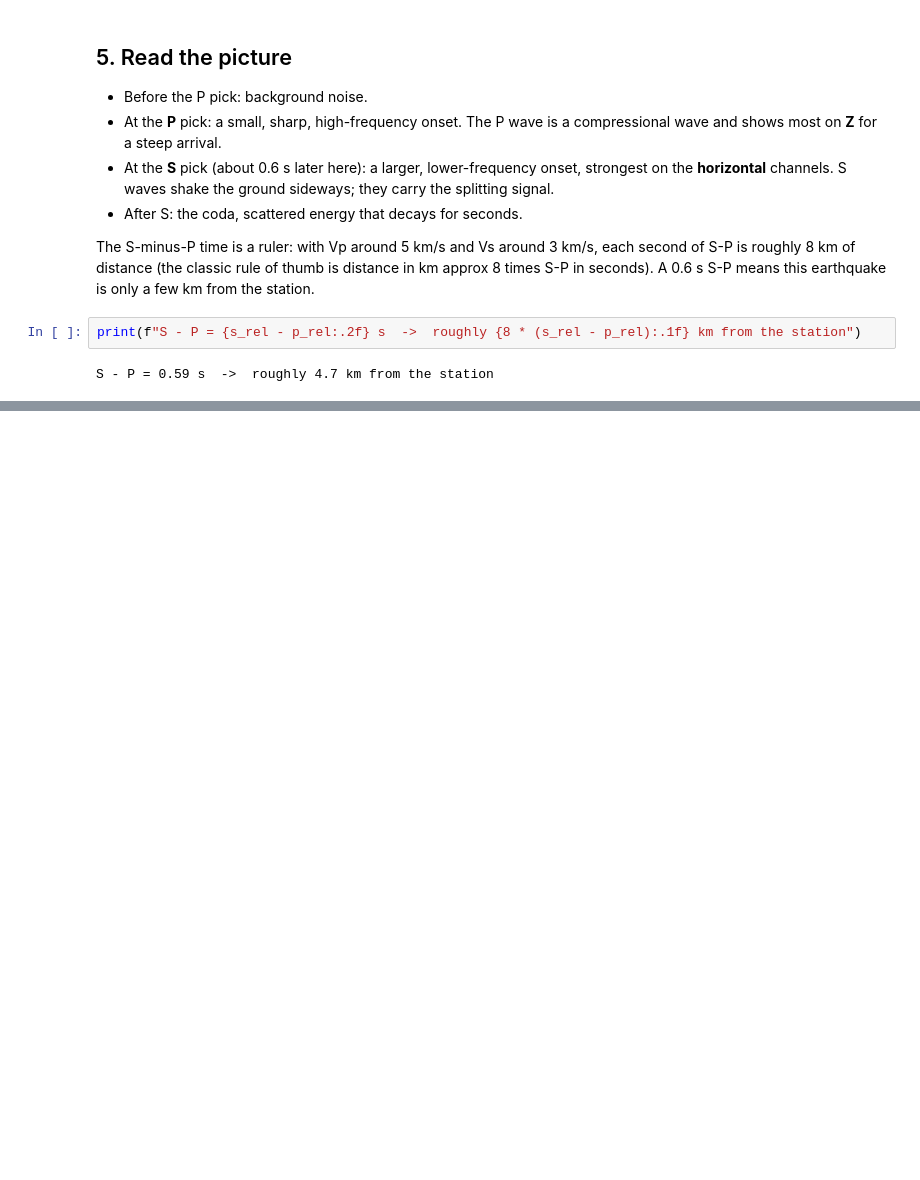
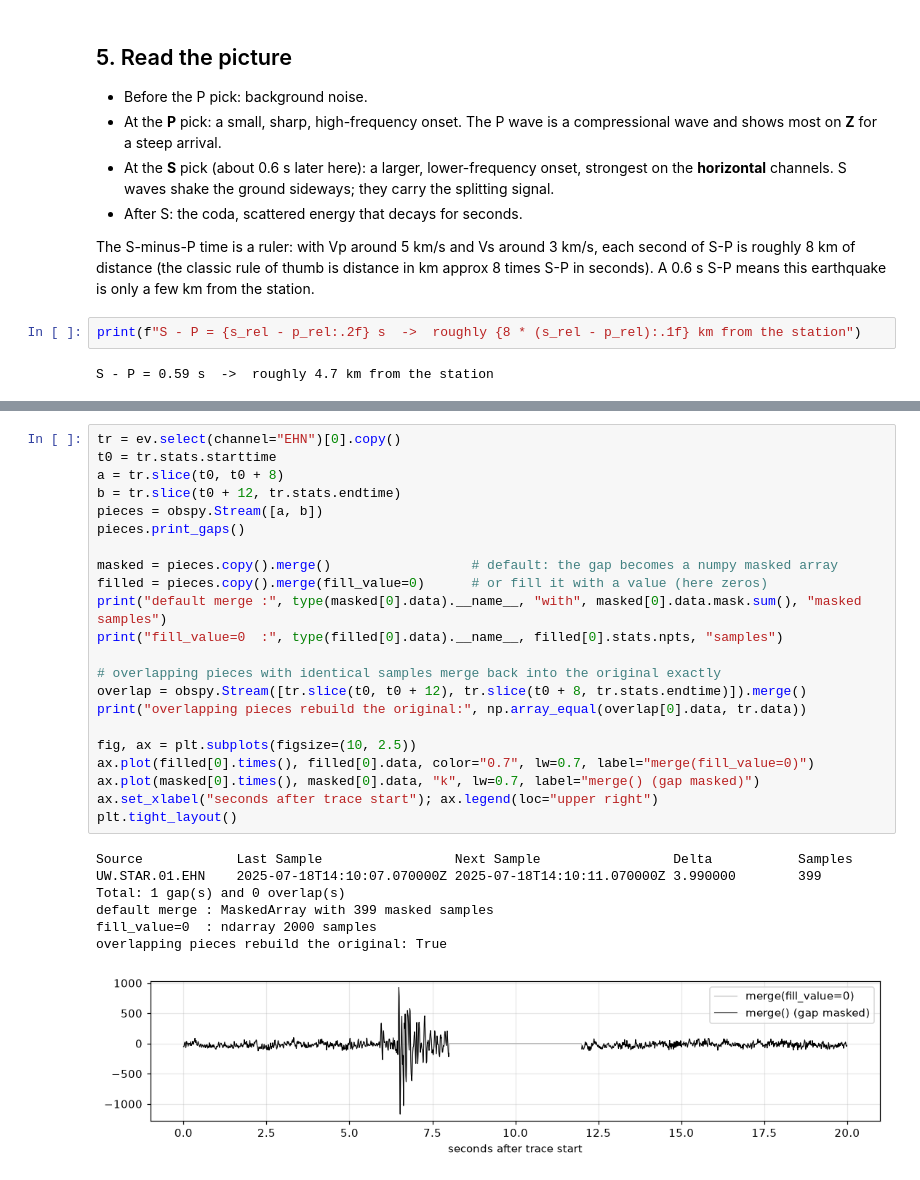
Before and after one commit to mhemmett/rainier-sws-tutorials, a Jupyter notebook: notebooks/01_what_is_a_seismogram.ipynb, the cells around one changed output, grey strips where cells are left out. Cells and saved outputs as stored; diff of their text form; blank space fills up the shorter version.

```diff
--- a/notebooks/01_what_is_a_seismogram.ipynb
+++ b/notebooks/01_what_is_a_seismogram.ipynb
@@ -145,0 +272,30 @@ Write what surprised you in your lab notebook. Next: `02_getting_data_from_earth
+# %%
+tr = ev.select(channel="EHN")[0].copy()
+t0 = tr.stats.starttime
+a = tr.slice(t0, t0 + 8)
+b = tr.slice(t0 + 12, tr.stats.endtime)
+pieces = obspy.Stream([a, b])
+pieces.print_gaps()
+
+masked = pieces.copy().merge()                  # default: the gap becomes a numpy masked array
+filled = pieces.copy().merge(fill_value=0)      # or fill it with a value (here zeros)
+print("default merge :", type(masked[0].data).__name__, "with", masked[0].data.mask.sum(), "masked samples")
+print("fill_value=0  :", type(filled[0].data).__name__, filled[0].stats.npts, "samples")
+
+# overlapping pieces with identical samples merge back into the original exactly
+overlap = obspy.Stream([tr.slice(t0, t0 + 12), tr.slice(t0 + 8, tr.stats.endtime)]).merge()
+print("overlapping pieces rebuild the original:", np.array_equal(overlap[0].data, tr.data))
+
+fig, ax = plt.subplots(figsize=(10, 2.5))
+ax.plot(filled[0].times(), filled[0].data, color="0.7", lw=0.7, label="merge(fill_value=0)")
+ax.plot(masked[0].times(), masked[0].data, "k", lw=0.7, label="merge() (gap masked)")
+ax.set_xlabel("seconds after trace start"); ax.legend(loc="upper right")
+plt.tight_layout()
+# %% [output]
+Source            Last Sample                 Next Sample                 Delta           Samples
+UW.STAR.01.EHN    2025-07-18T14:10:07.070000Z 2025-07-18T14:10:11.070000Z 3.990000        399
+Total: 1 gap(s) and 0 overlap(s)
+default merge : MaskedArray with 399 masked samples
+fill_value=0  : ndarray 2000 samples
+overlapping pieces rebuild the original: True
+[figure, added]
```
Also changed, not shown: parts of 20 cells of this notebook, 30 other files.
